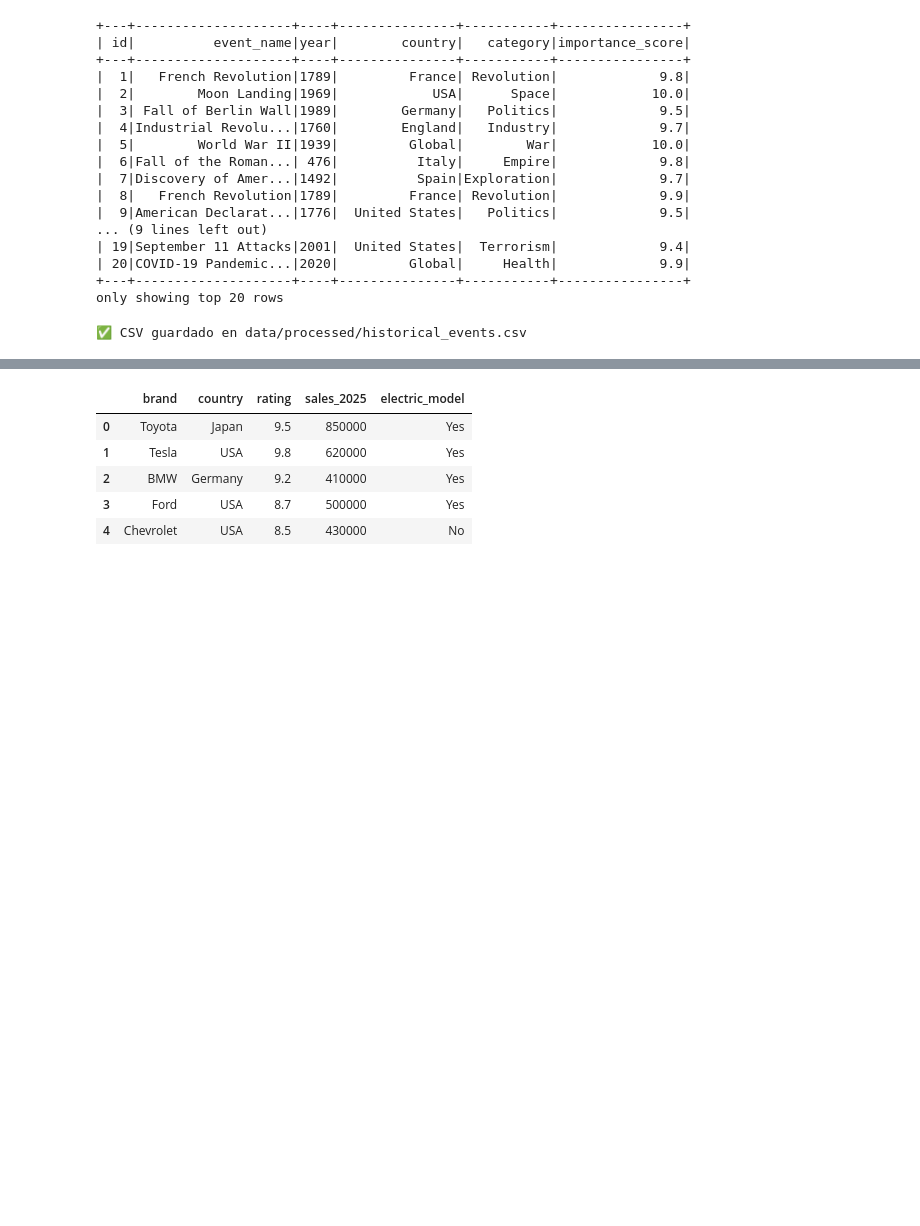
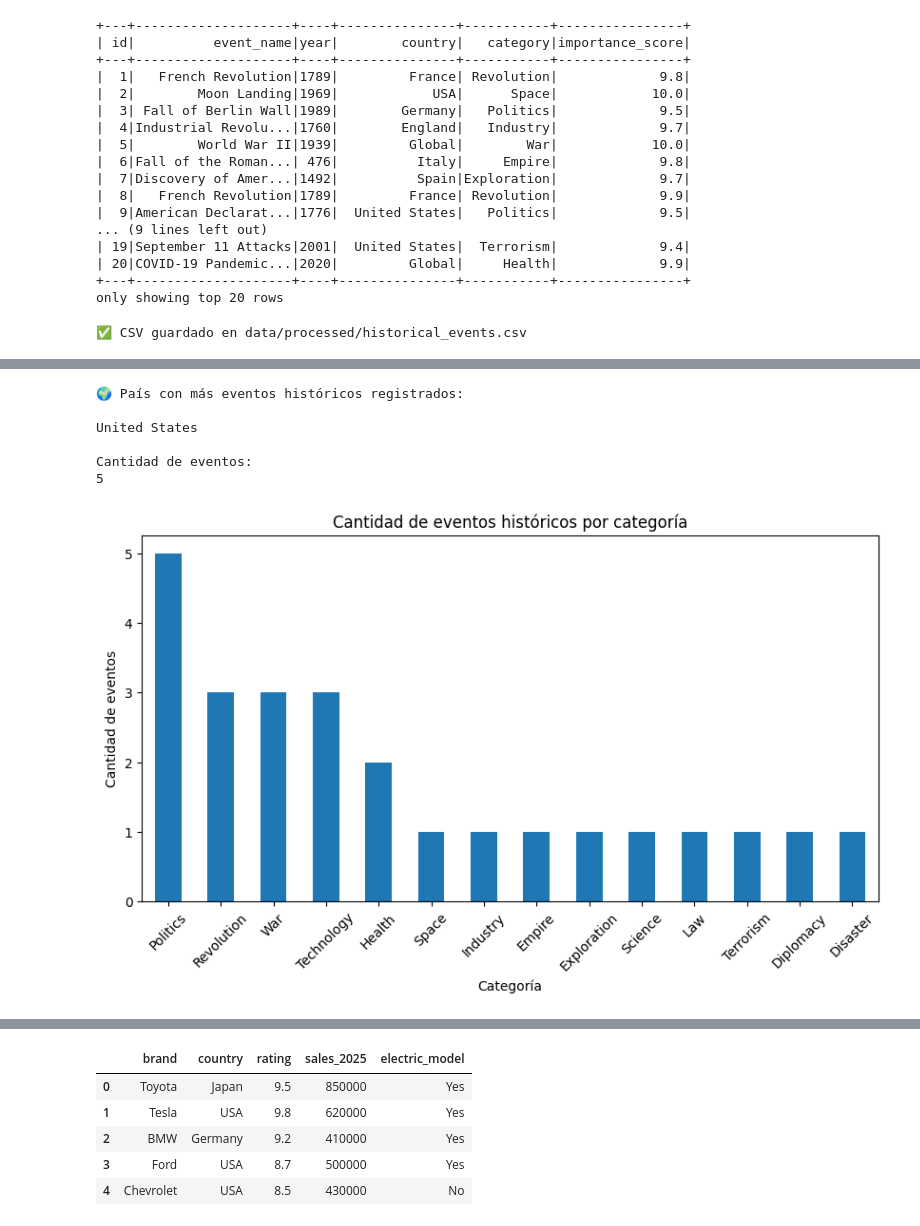
Before and after one commit to ssabogall/PipelineBigDataAWS, a Jupyter notebook: video-games-bigdata/notebooks/Distributed Multi-source ETL Notebook.ipynb, the cells around one changed output, grey strips where cells are left out. Cells and saved outputs as stored; diff of their text form; code cells hidden in the pictures; blank space fills up the shorter version.

```diff
--- a/video-games-bigdata/notebooks/Distributed Multi-source ETL Notebook.ipynb
+++ b/video-games-bigdata/notebooks/Distributed Multi-source ETL Notebook.ipynb
@@ -155,0 +186,7 @@ print("✅ CSV guardado en data/processed/historical_events.csv")
+# %%
+# Contar eventos por categoría
+
+category_counts = db_df['category'].value_counts()
+
+print("📊 Cantidad de eventos por categoría:\n")
+print(category_counts)
@@ -155,0 +212,31 @@ print("✅ CSV guardado en data/processed/historical_events.csv")
+# %%
+country_counts = db_df['country'].value_counts()
+
+top_country = country_counts.idxmax()
+
+print("🌍 País con más eventos históricos registrados:\n")
+print(top_country)
+
+print("\nCantidad de eventos:")
+print(country_counts.max())
+# %% [output]
+🌍 País con más eventos históricos registrados:
+
+United States
+
+Cantidad de eventos:
+5
+# %%
+plt.figure(figsize=(10,5))
+
+category_counts.plot(kind='bar')
+
+plt.title("Cantidad de eventos históricos por categoría")
+plt.xlabel("Categoría")
+plt.ylabel("Cantidad de eventos")
+
+plt.xticks(rotation=45)
+
+plt.show()
+# %% [output]
+[figure, added]
```
Also changed, not shown: parts of 12 cells of this notebook, 1 other file.
